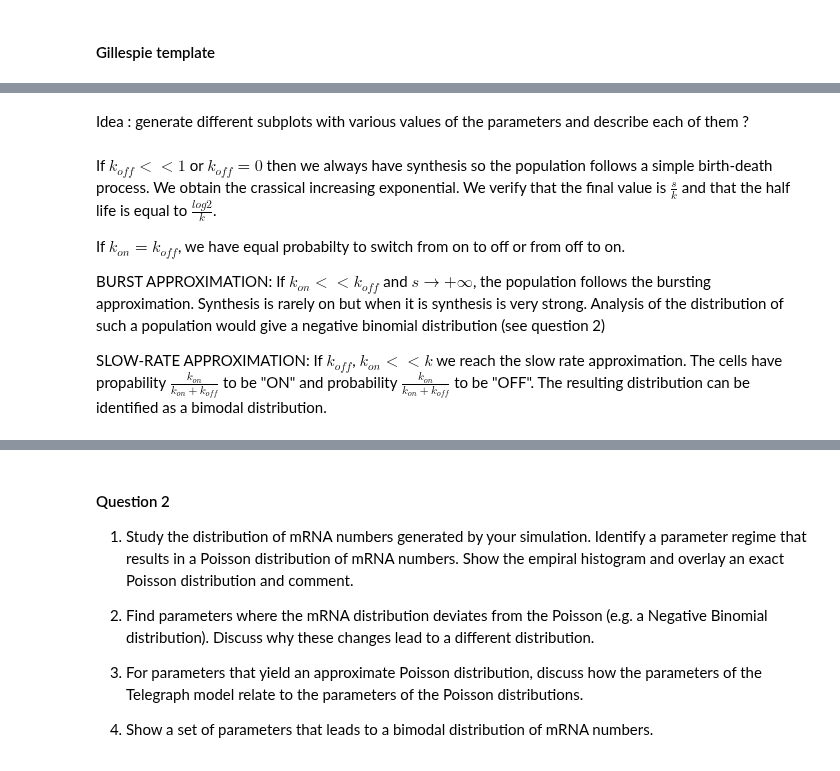
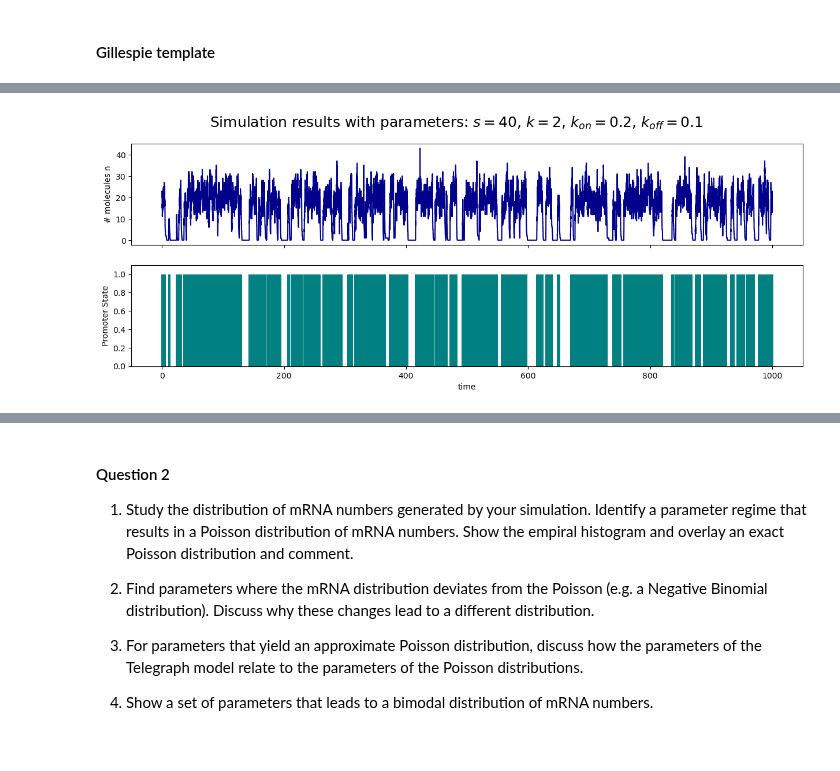
Before and after one commit to morri4shao/Genome-to-Function-class-project3, a Jupyter notebook: Module3_A.ipynb, the cells around one changed output, grey strips where cells are left out. Cells and saved outputs as stored; diff of their text form; code cells hidden in the pictures.

Commit message:
question 1 finished, still working on question 2

```diff
--- a/Module3_A.ipynb
+++ b/Module3_A.ipynb
@@ -106,7 +106,7 @@ def run_gillespie_telegraph(n0, g0, parameters, t_end, DT):
 
     return n_print, g_print, t_print
 # %%
-def plot_gillespie_telegraph(n, g, t):
+def plot_gillespie_telegraph(n, g, t, parameters='unprovided', h_asymp=False, half_life=False):
     """
     Plots the Random telepgrah process using the Gillespie algorithm.
 
@@ -128,6 +128,20 @@ def plot_gillespie_telegraph(n, g, t):
     axs[1].set_ylim(0, 1.1)  # Set y-limits to make the promoter states clear (0 and 1)
     axs[1].set_ylabel('Promoter State')
 
+    # Plotting the horizontal asymptote if provided as an argument to highlight the limit the system reaches
+    if h_asymp != False:
+        if half_life != False:
+            # Displaying the half life of the molecule if provided as an argument
+            x_hl, y_hl = half_life, h_asymp / 2
+            axs[0].plot(x_hl, y_hl, 'r+')
+            text = "(log(2)/k, s/2k) = (" + str(x_hl)[0:5] + ', ' + str(y_hl)[0:4] + ')'
+            axs[0].text(x_hl, y_hl - 1000, text)
+        h_asymp = [h_asymp] * len(t)
+        axs[0].plot(t, h_asymp, '--')
+
+    # Displaying used parameters in the title of the figure
+    plt.suptitle("Simulation results with parameters: " + parameters, fontsize=18)
+
     # Common x-label
     plt.xlabel('time')
 
@@ -159,12 +159,16 @@ plot_gillespie_telegraph(n, g, t)
-# %% [markdown]
-Idea : generate different subplots with various values of the parameters and describe each of them ?
-# %% [markdown]
-If $k_{off} << 1$ or $k_{off} = 0$ then we always have synthesis so the population follows a simple birth-death process. We obtain the crassical increasing exponential. We verify that the final value is $\frac{s}{k}$ and that the half life is equal to $\frac{log 2}{k}$.
-
-If $k_{on} = k_{off}$, we have equal probabilty to switch from on to off or from off to on.
-
-BURST APPROXIMATION:
-If $k_{on} << k_{off}$ and $s \rightarrow +\infty$, the population follows the bursting approximation. Synthesis is rarely on but when it is synthesis is very strong. Analysis of the distribution of such a population would give a negative binomial distribution (see question 2)
-
-SLOW-RATE APPROXIMATION:
-If $k_{off}$, $k_{on} << k$ we reach the slow rate approximation. The cells have propability $\frac{k_{on}}{k_{on}+k_{off}}$ to be "ON" and probability $\frac{k_{on}}{k_{on}+k_{off}}$ to be "OFF". The resulting distribution can be identified as a bimodal distribution.
+# %%
+#Parameters for a SLOW RATE APPROXIMATION
+s = 40 # Number of initiations per minute
+k = 2 # Degradation rate, 1/k = 0.5 min
+k_on  = 1/5 #Switching on rate, t_off = 1/k_on = 5 min
+k_off = 1/10 #Switching off rate, t_on = 1/k_off = 10 min
+
+parameters = [s, k, k_on, k_off]
+
+# Run Gillespie simulation
+n, g, t = run_gillespie_telegraph(n_0, g_0, parameters, t_end, DT)
+
+# Plot the results
+plot_gillespie_telegraph(n, g, t, parameters="$s=40$, $k=2$, $k_{on}=0.2$, $k_{off}=0.1$")
+# %% [output]
+[figure, added]
```
Also changed, not shown: parts of 24 cells of this notebook.
